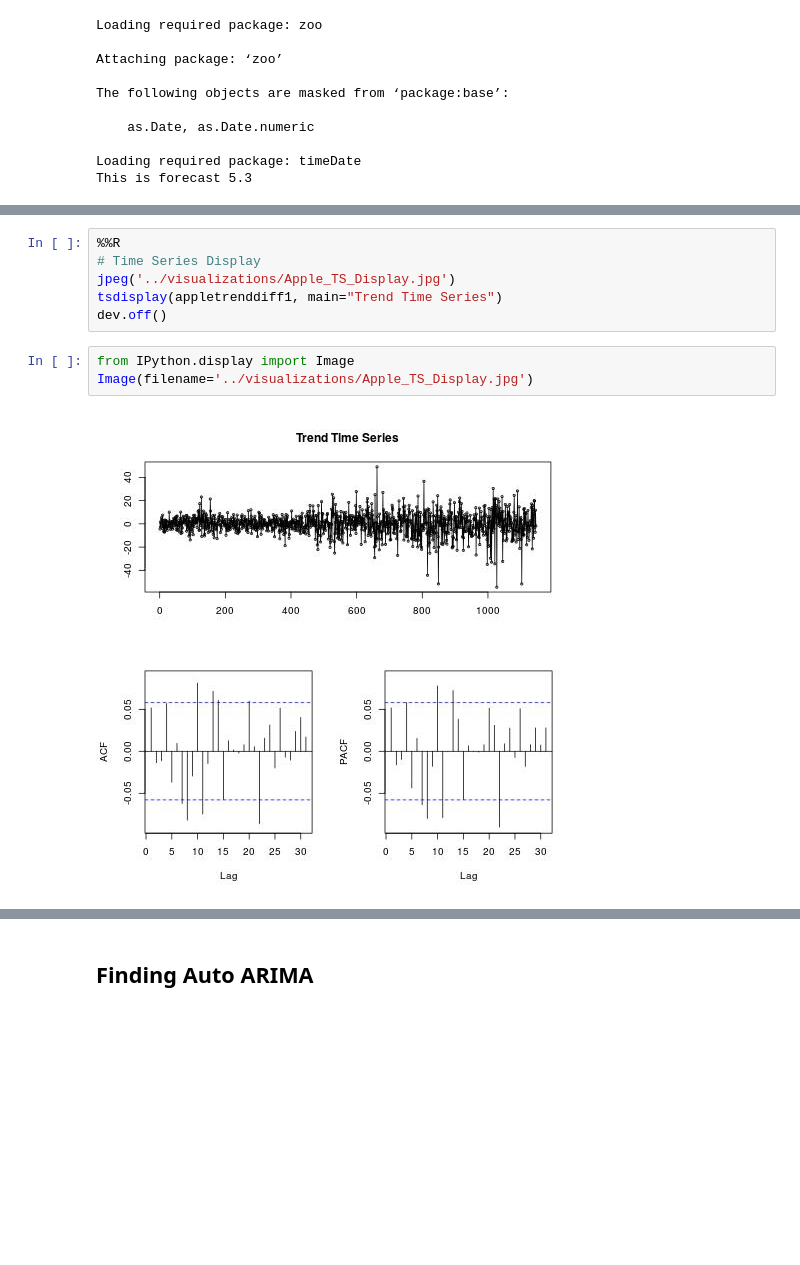
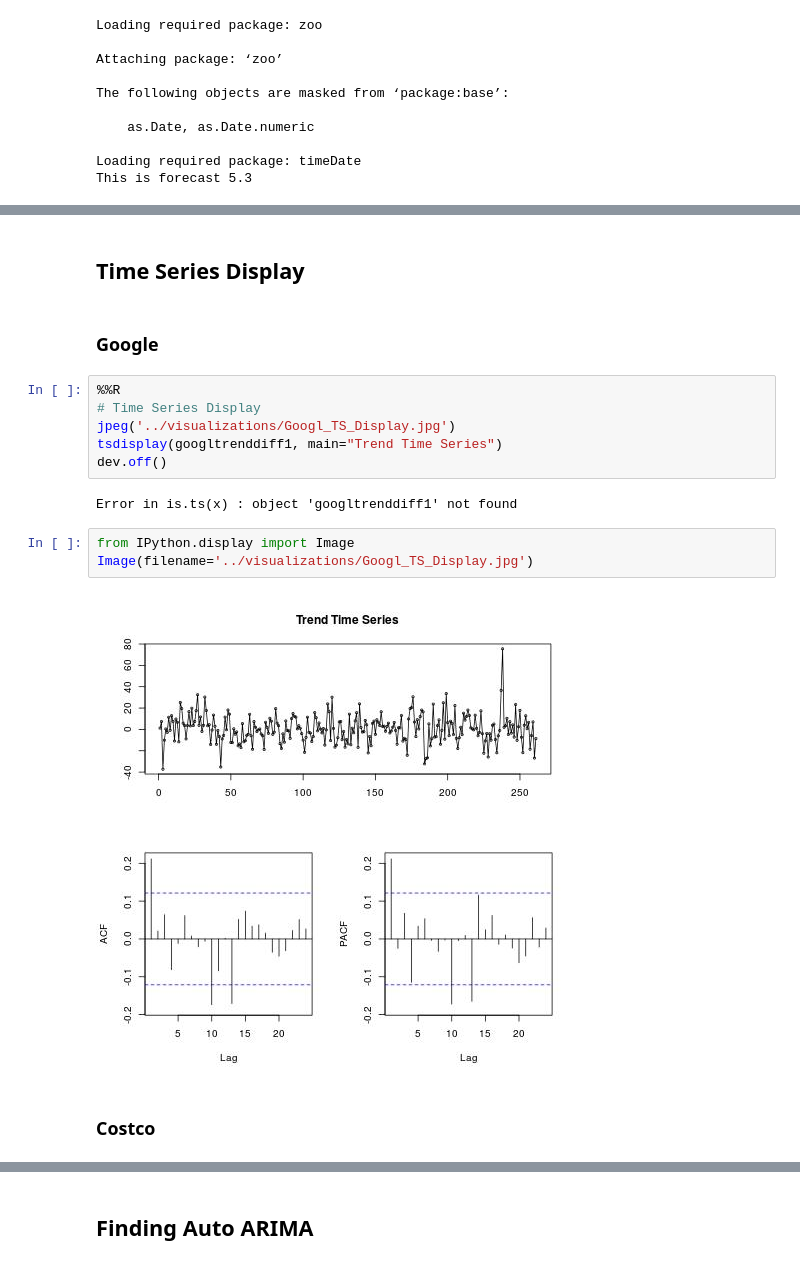
Before and after one commit to linuslin1/INNOVA, a Jupyter notebook: notebooks/NB3_data_analysis.ipynb, the cells around one changed output, grey strips where cells are left out. Saved outputs shown, nothing was run; the diff lists cells and outputs as text; blank space fills up the shorter version.

```diff
--- a/notebooks/NB3_data_analysis.ipynb
+++ b/notebooks/NB3_data_analysis.ipynb
@@ -843,11 +1006,19 @@ Frequency = 52.177457
+# %% [markdown]
+## Time Series Display
+# %% [markdown]
+### Google
 # %%
 %%R
 # Time Series Display
-jpeg('../visualizations/Apple_TS_Display.jpg')
-tsdisplay(appletrenddiff1, main="Trend Time Series")
+jpeg('../visualizations/Googl_TS_Display.jpg')
+tsdisplay(googltrenddiff1, main="Trend Time Series")
 dev.off()
+# %% [output]
+Error in is.ts(x) : object 'googltrenddiff1' not found
 # %%
 from IPython.display import Image
-Image(filename='../visualizations/Apple_TS_Display.jpg')
+Image(filename='../visualizations/Googl_TS_Display.jpg')
 # %% [output]
-[figure, old version]
+[figure, new version]
+# %% [markdown]
+### Costco
```
Also changed, not shown: parts of 97 cells of this notebook.
